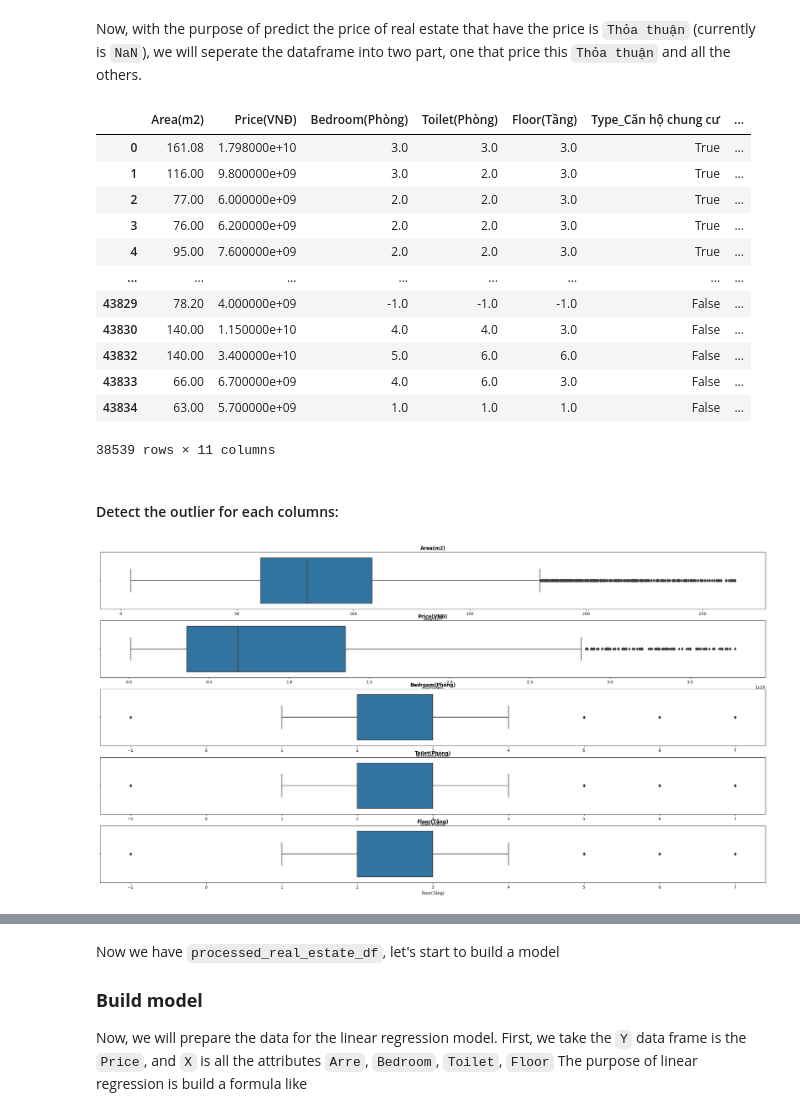
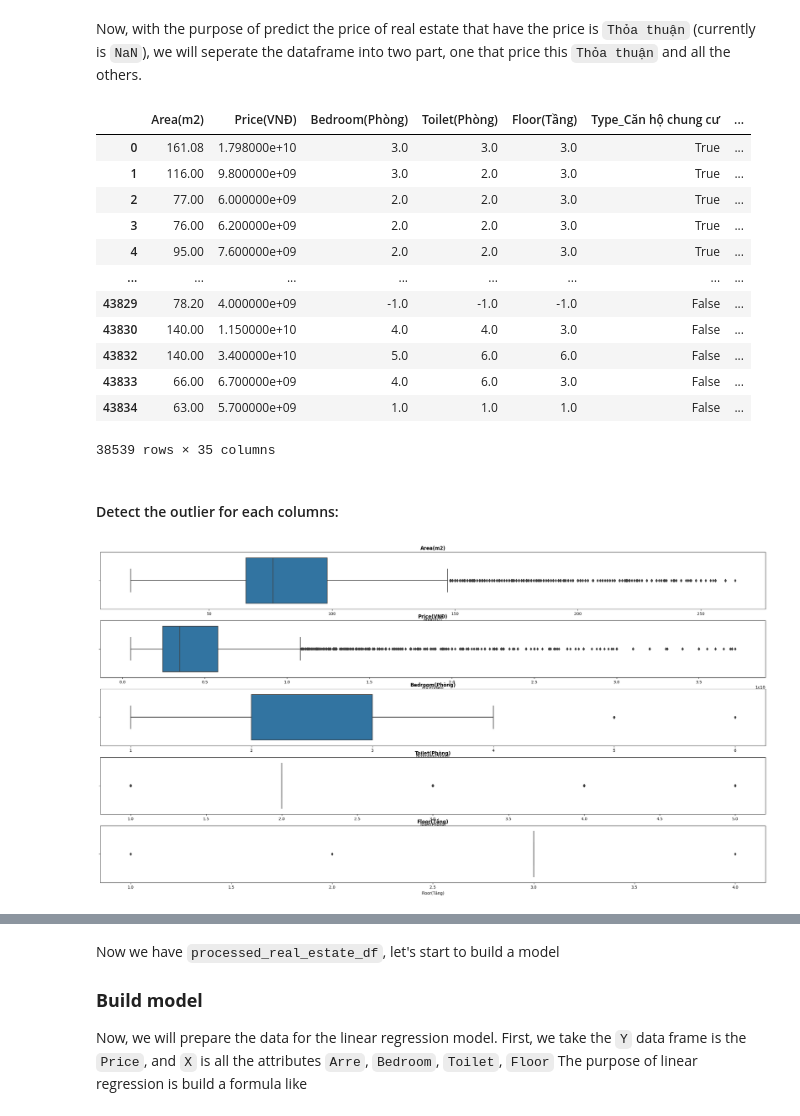
Before and after one commit to bonkh/I2DS_Final_Project, a Jupyter notebook: Notebook/Phase4_Modeling.ipynb, the cells around one changed output, grey strips where cells are left out. Saved outputs shown, nothing was run; the diff lists cells and outputs as text; code cells hidden in the pictures.

```diff
--- a/Notebook/Phase4_Modeling.ipynb
+++ b/Notebook/Phase4_Modeling.ipynb
@@ -25,7 +34,7 @@ real_estate_for_sale_df.drop(columns= ['Project', 'Posting date'], axis= 1, inpl
 # %% [markdown]
 Beside that, as we discuss before, for all the types of real estate, the column `District`, `Furniture` and `Legal` does not affect a lot to the price, so we also drop them
 # %%
-real_estate_for_sale_df.drop(columns= ['District', 'Furniture', 'Legal'], axis= 1, inplace= True)
+real_estate_for_sale_df.drop(columns= [ 'Furniture', 'Legal'], axis= 1, inplace= True)
 # %% [markdown]
 ### Convert all the non-numeric columns into numeric columns:
 Now, we will convert all the columns in dataframe in to numerical data types
@@ -33,7 +42,7 @@ Now, we will convert all the columns in dataframe in to numerical data types
 #### Normalize the value
 For this normalize, we use `One hot encoding`
 # %%
-real_estate_for_sale_df = pd.get_dummies(real_estate_for_sale_df, columns=['Type'])
+real_estate_for_sale_df = pd.get_dummies(real_estate_for_sale_df, columns=['Type', 'District'])
 
 real_estate_for_sale_df
 # %% [output]
@@ -70,20 +79,19 @@ processed_real_estate_df
 | 43832 | 140.00 | 3.400000e+10 | 5.0 | 6.0 | 6.0 | False | ... |
 | 43833 | 66.00 | 6.700000e+09 | 4.0 | 6.0 | 3.0 | False | ... |
 | 43834 | 63.00 | 5.700000e+09 | 1.0 | 1.0 | 1.0 | False | ... |
-38539 rows × 11 columns
+38539 rows × 35 columns
 # %% [markdown]
 #### Detect the outlier for each columns:
 # %%
 
 columns_to_plot = ['Area(m2)', 'Price(VNĐ)', 'Bedroom(Phòng)', 'Toilet(Phòng)', 'Floor(Tầng)']
 
 fig, axes = plt.subplots(nrows=5, ncols=1, figsize=(30, 15))
 
-
 for i, column in enumerate(columns_to_plot):
-    sns.boxplot(x = real_estate_for_sale_df[column], ax=axes[i])
+    sns.boxplot(x = real_estate_for_sale_df[real_estate_for_sale_df['Type_Căn hộ chung cư'] == True][column], ax=axes[i])
     axes[i].set_title(column, fontweight = 'bold')
 
 plt.show()
 # %% [output]
-[figure, old version]
+[figure, new version]
```
Also changed, not shown: parts of 27 cells of this notebook, 1 other file.
